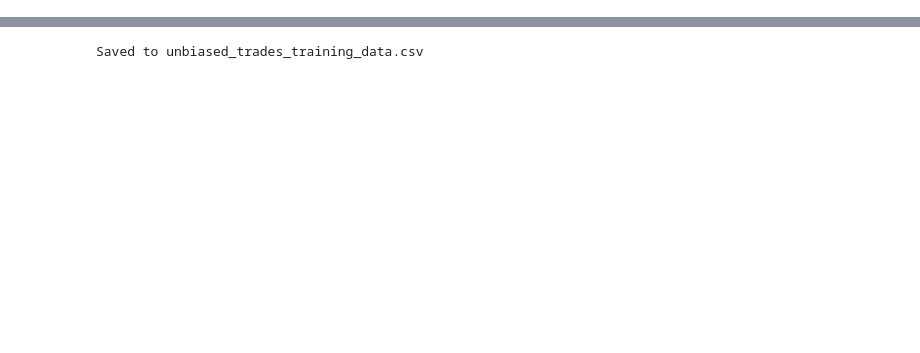
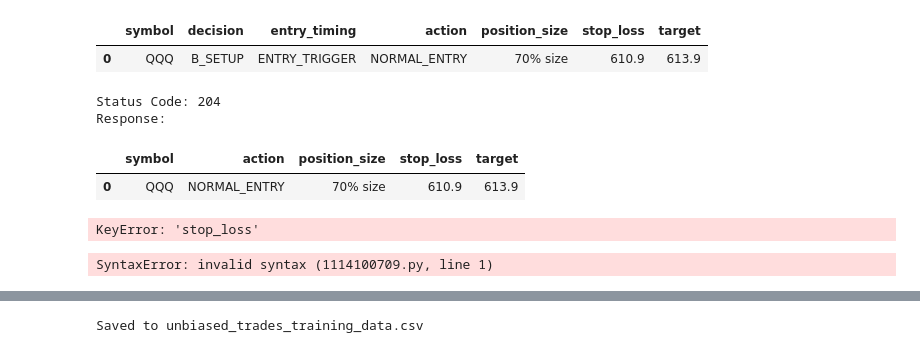
Before and after one commit to JORDANSPECTER/unbiased-trades-313-site, a Jupyter notebook: UnBiased_Trades_AI_Analyzer_v1.ipynb, the cells around one changed output, grey strips where cells are left out. Cells and saved outputs as stored; diff of their text form; code cells hidden in the pictures; blank space fills up the shorter version.

```diff
--- a/UnBiased_Trades_AI_Analyzer_v1.ipynb
+++ b/UnBiased_Trades_AI_Analyzer_v1.ipynb
@@ -2,0 +2461,32 @@
+# %%
+def trade_levels(row):
+    price = row["price"]
+    action = row["action"]
+
+    risk_per_share = 1.0
+
+    stop = None
+    target = None
+    r_multiple = None
+
+    if action in ["FULL_SIZE_ENTRY", "NORMAL_ENTRY", "SMALL_SIZE_ENTRY"]:
+        stop = round(price - risk_per_share, 2)
+        target = round(price + (2 * risk_per_share), 2)
+        r_multiple = "2R target"
+
+    elif action == "TAKE_PROFIT":
+        stop = "Trailing active"
+        target = "Scaling out"
+        r_multiple = "Lock gains"
+
+    elif action == "EXIT_OR_AVOID":
+        stop = "No trade"
+        target = "No trade"
+        r_multiple = "0R"
+
+    else:
+        stop = "Wait"
+        target = "Wait"
+        r_multiple = "N/A"
+
+    return stop, target, r_multiple
@@ -2,0 +2617,19 @@
+# %%
+live_result = run_live_entry_check(live_entry)
+
+live_result[["symbol", "decision", "entry_timing", "action", "position_size", "stop_loss", "target"]]
+# %% [output]
+|  | symbol | decision | entry_timing | action | position_size | stop_loss | target |
+| 0 | QQQ | B_SETUP | ENTRY_TRIGGER | NORMAL_ENTRY | 70% size | 610.9 | 613.9 |
+# %%
+send_live_entry_alert(live_result)
+# %% [output]
+Status Code: 204
+Response:
+# %%
+live_result["stop_loss"], live_result["target"] = zip(*live_result.apply(trade_levels, axis=1))
+
+live_result[["symbol", "action", "position_size", "stop_loss", "target"]]
+# %% [output]
+|  | symbol | action | position_size | stop_loss | target |
+| 0 | QQQ | NORMAL_ENTRY | 70% size | 610.9 | 613.9 |
@@ -2,0 +2661,9 @@
+# %%
+send_live_entry_alert(live_result)
+# %% [output]
+KeyError: 'stop_loss'
+# %%
+Stop Loss: {row['stop_loss']}
+Target: {row['target']}
+# %% [output]
+SyntaxError: invalid syntax (1114100709.py, line 1)
```
Also changed, not shown: parts of 205 cells of this notebook.
